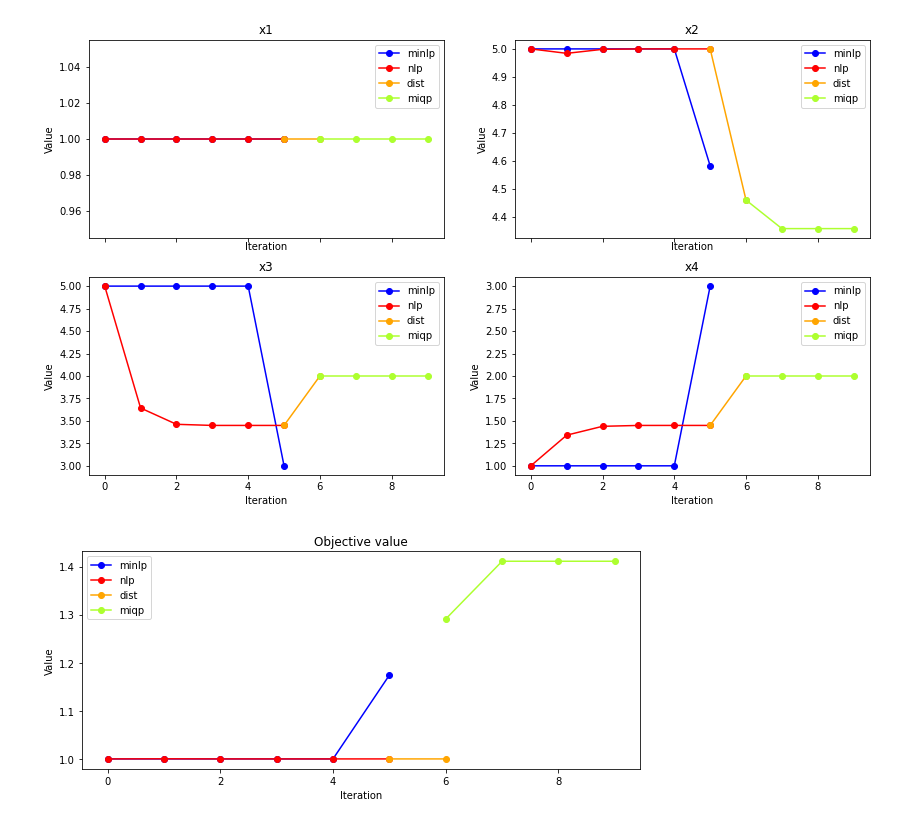
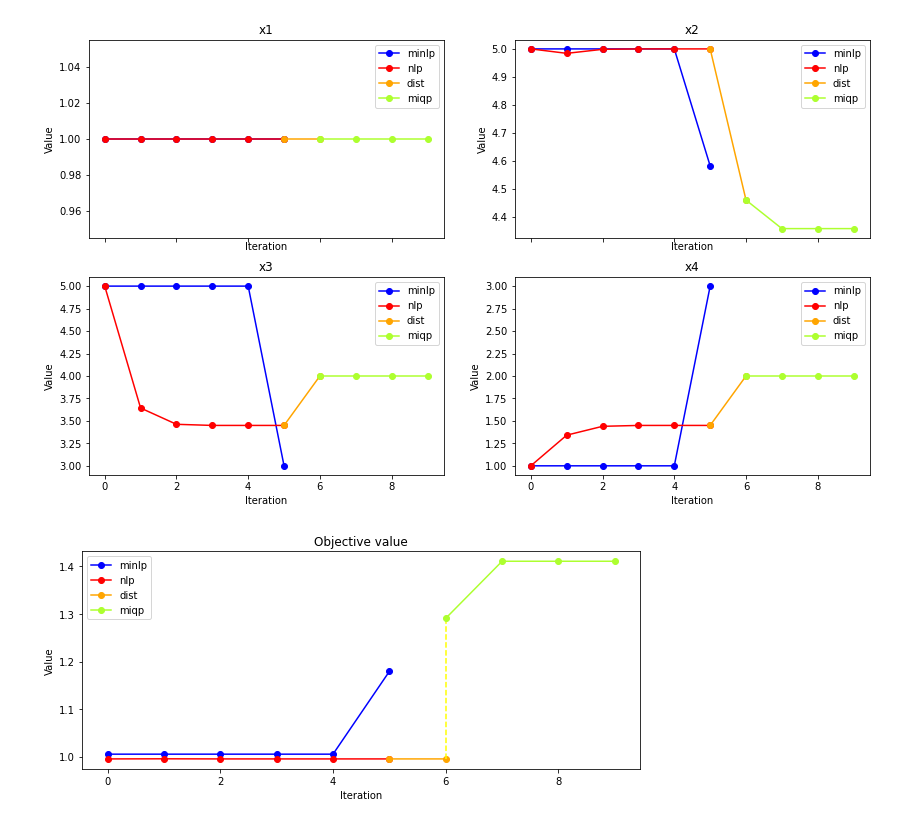
Before and after one commit to anabatsh/Optimal-Control, a Jupyter notebook: MINL Programming.ipynb, the cells around one changed output. Cells and saved outputs as stored; diff of their text form; code cells hidden in the pictures.

```diff
--- a/MINL Programming.ipynb
+++ b/MINL Programming.ipynb
@@ -372,19 +372,22 @@ plt.show()
 # %%
 plt.figure(figsize=(10, 4))
 plt.title('Objective value')
 plt.xlabel('Iteration')
 plt.ylabel('Value')
 
 x_dist = len(history_nlp['obj']) - 1 + np.arange(len(history_dist['obj']))
 x_miqp = x_dist[-1] + np.arange(len(history_miqp['obj']))
 
-plt.plot(history_minlp['obj'], '-o', c='blue', label='minlp')
-plt.plot(history_nlp['obj'], '-o', c='red', label='nlp')
-plt.plot(x_dist, history_dist['obj'], '-o', c='orange', label='dist')
+plt.plot(np.array(history_minlp['obj'])+0.005, '-o', c='blue', label='minlp')
+plt.plot(np.array(history_nlp['obj'])-0.005, '-o', c='red', label='nlp')
+plt.plot(x_dist, history_dist['obj']-0.005, '-o', c='orange', label='dist')
+plt.vlines(x_dist[-1],
+           history_dist['obj'][-1]-0.005, history_miqp['obj'][0],
+           linestyles='--', color='yellow')
 plt.plot(x_miqp, history_miqp['obj'], '-o', c='greenyellow', label='miqp')
 
 plt.legend()
 
 plt.show()
 # %% [output]
-[figure, old version]
+[figure, new version]
```
Also changed, not shown: 2 other files.
